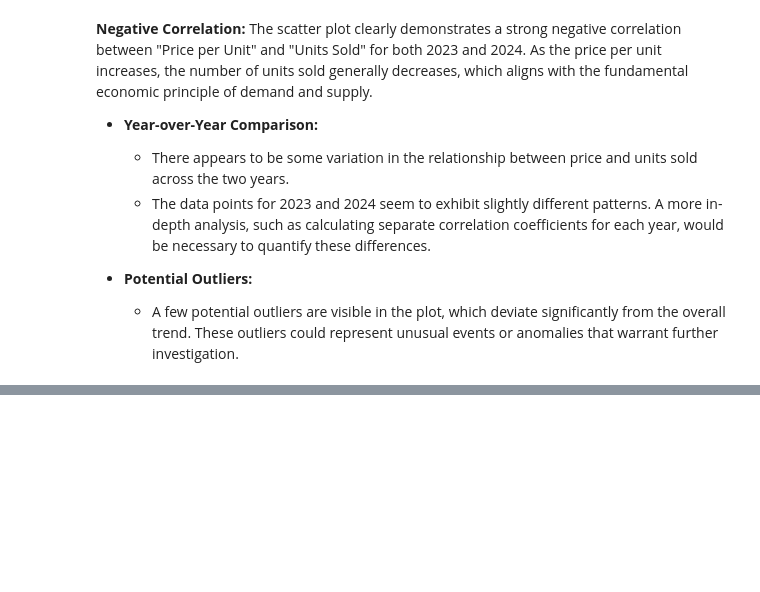
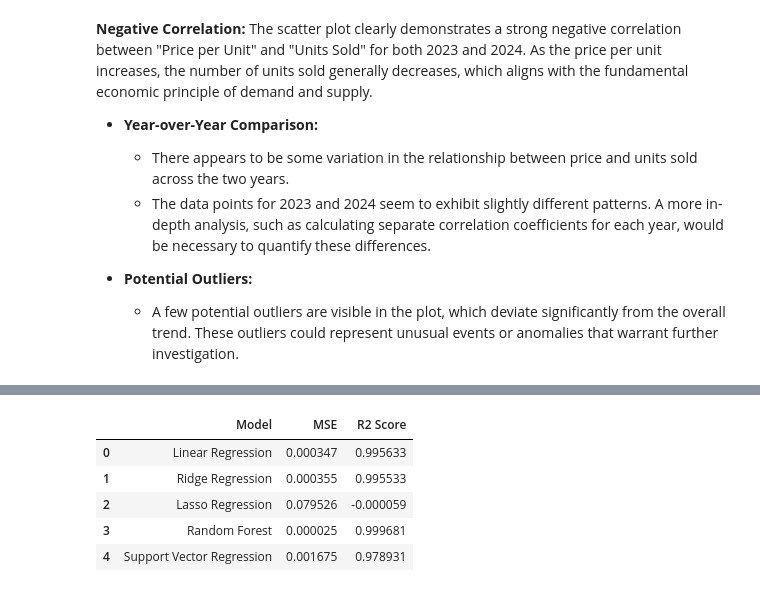
Before and after one commit to codeslashSagnik/Sales_Insights, a Jupyter notebook: sales_insights/analysis/notebooks/modelling..ipynb, the cells around one changed output, grey strips where cells are left out. Saved outputs shown, nothing was run; the diff lists cells and outputs as text; code cells hidden in the pictures; blank space fills up the shorter version.

```diff
--- a/sales_insights/analysis/notebooks/modelling..ipynb
+++ b/sales_insights/analysis/notebooks/modelling..ipynb
@@ -75,0 +139,3 @@ memory usage: 40.4 KB
+# %%
+X = df[['price_per_unit', 'units_sold', 'month']]
+y = df['total_revenue']
@@ -75,0 +166,39 @@ memory usage: 40.4 KB
+# %%
+import os
+
+
+models_dir = "../models/"
+if not os.path.exists(models_dir):
+    os.makedirs(models_dir)
+
+
+
+model_performance = []
+
+for model_name, model in models.items():
+    best_params = tuned_res[tuned_res['Model'] == model_name]['Best Parameters'].values[0]
+    model.set_params(**best_params)
+
+
+    model.fit(X_train, y_train)
+
+
+    y_pred = model.predict(X_test)
+
+
+    mse = mean_squared_error(y_test, y_pred)
+    r2 = r2_score(y_test, y_pred)
+
+    model_performance.append({
+        'Model': model_name,
+        'MSE': mse,
+        'R2 Score': r2
+    })
+    model_filename = os.path.join(models_dir, f"{model_name.replace(' ', '_').lower()}_model.pkl")
+    with open(model_filename, "wb") as file:
+        pickle.dump(model, file)
+
+# Creating a DataFrame to show model performance
+performance_df = pd.DataFrame(model_performance)
+print("\nModel Performance on Test Data:")
+print(performance_df)
@@ -75,0 +213,9 @@ memory usage: 40.4 KB
+# %%
+performance_df
+# %% [output]
+|  | Model | MSE | R2 Score |
+| 0 | Linear Regression | 0.000347 | 0.995633 |
+| 1 | Ridge Regression | 0.000355 | 0.995533 |
+| 2 | Lasso Regression | 0.079526 | -0.000059 |
+| 3 | Random Forest | 0.000025 | 0.999681 |
+| 4 | Support Vector Regression | 0.001675 | 0.978931 |
```
Also changed, not shown: parts of 13 cells of this notebook, 11 other files.
